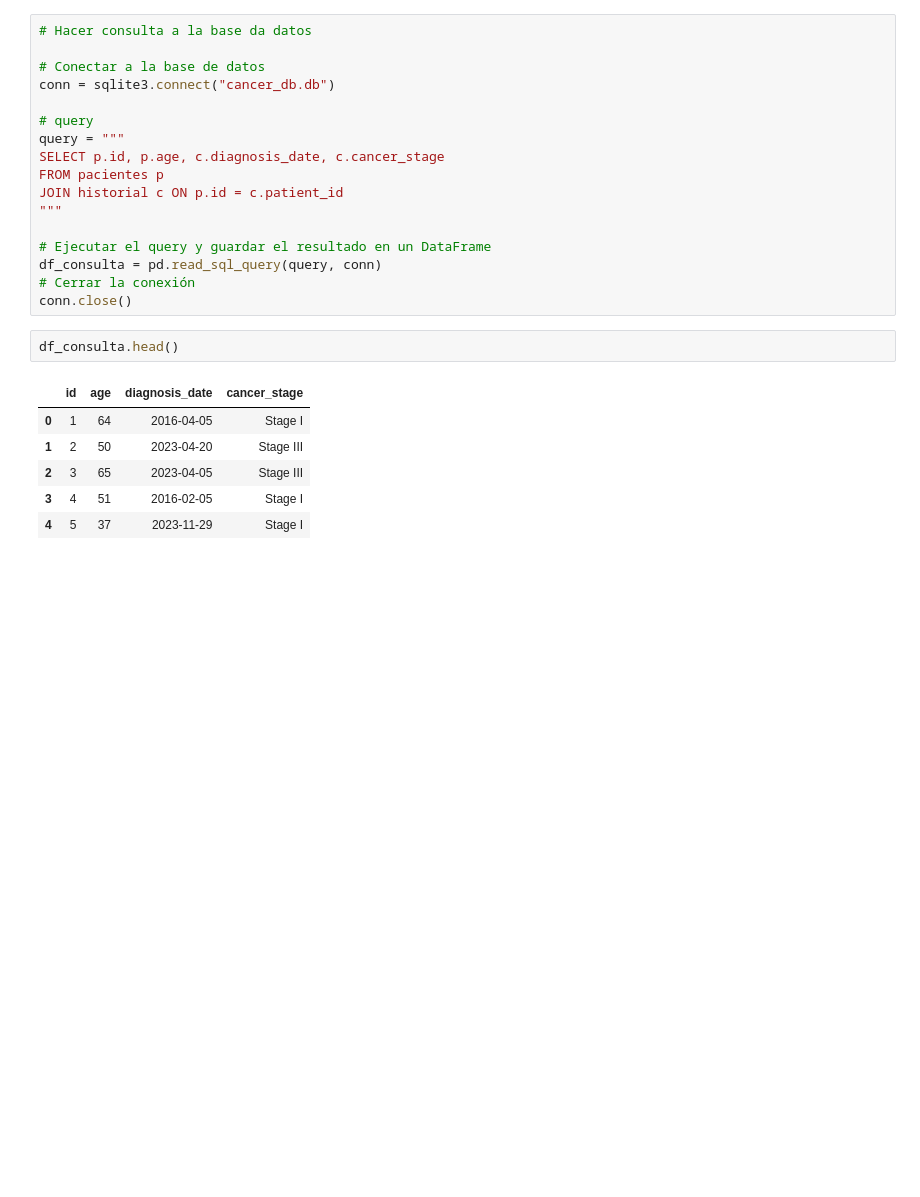
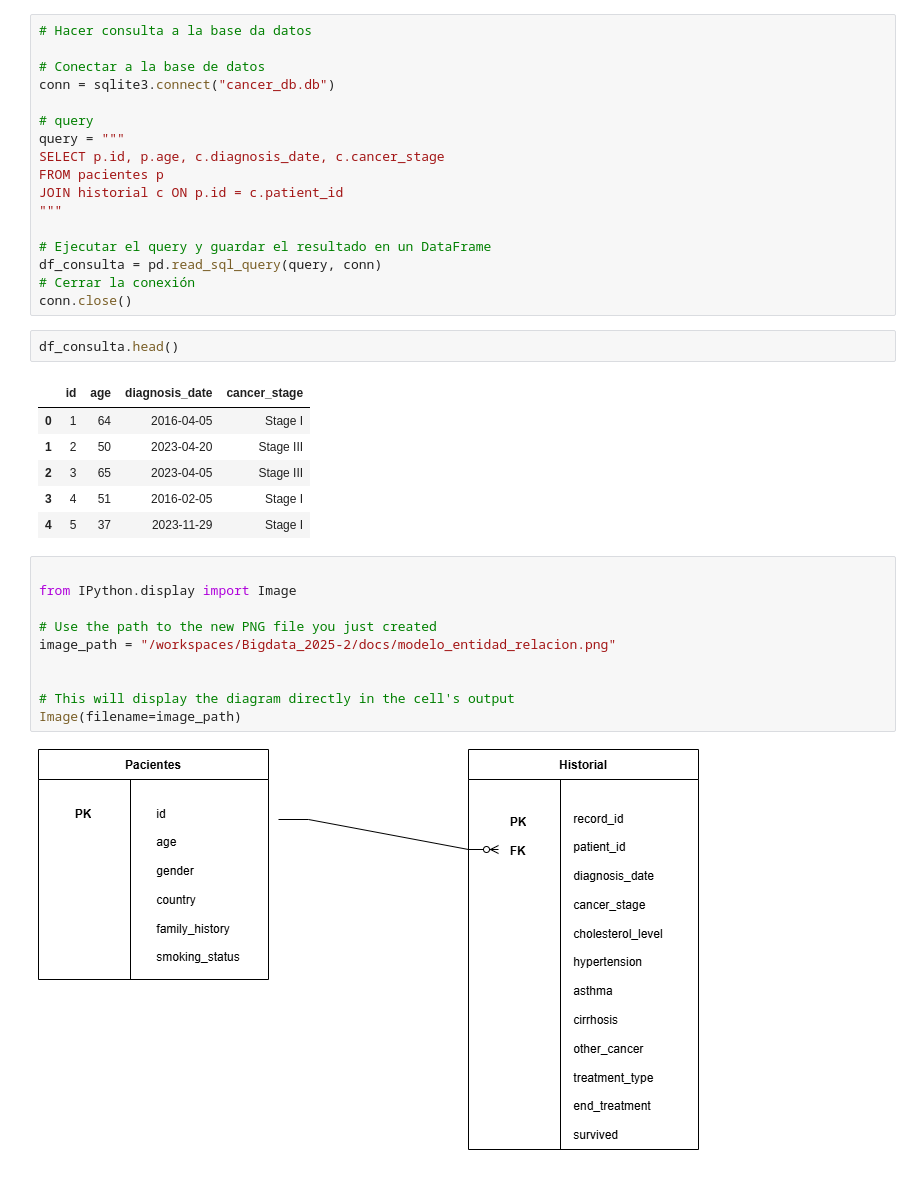
Before and after one commit to JuanDavidRamirezGarcia/Bigdata_2025-2, a Jupyter notebook: src/bigdata/actividad_1.ipynb, the cells around one changed output. Cells and saved outputs as stored; diff of their text form; blank space fills up the shorter version.

Commit message:
Carga diagra entidad-relación en formato png

```diff
--- a/src/bigdata/actividad_1.ipynb
+++ b/src/bigdata/actividad_1.ipynb
@@ -118,3 +127,15 @@ df_consulta.head()
 | 2 | 3 | 65 | 2023-04-05 | Stage III |
 | 3 | 4 | 51 | 2016-02-05 | Stage I |
 | 4 | 5 | 37 | 2023-11-29 | Stage I |
+# %%
+
+from IPython.display import Image
+
+# Use the path to the new PNG file you just created
+image_path = "/workspaces/Bigdata_2025-2/docs/modelo_entidad_relacion.png"
+
+
+# This will display the diagram directly in the cell's output
+Image(filename=image_path)
+# %% [output]
+[figure, added]
```
Also changed, not shown: parts of 3 cells of this notebook, 1 other file.
